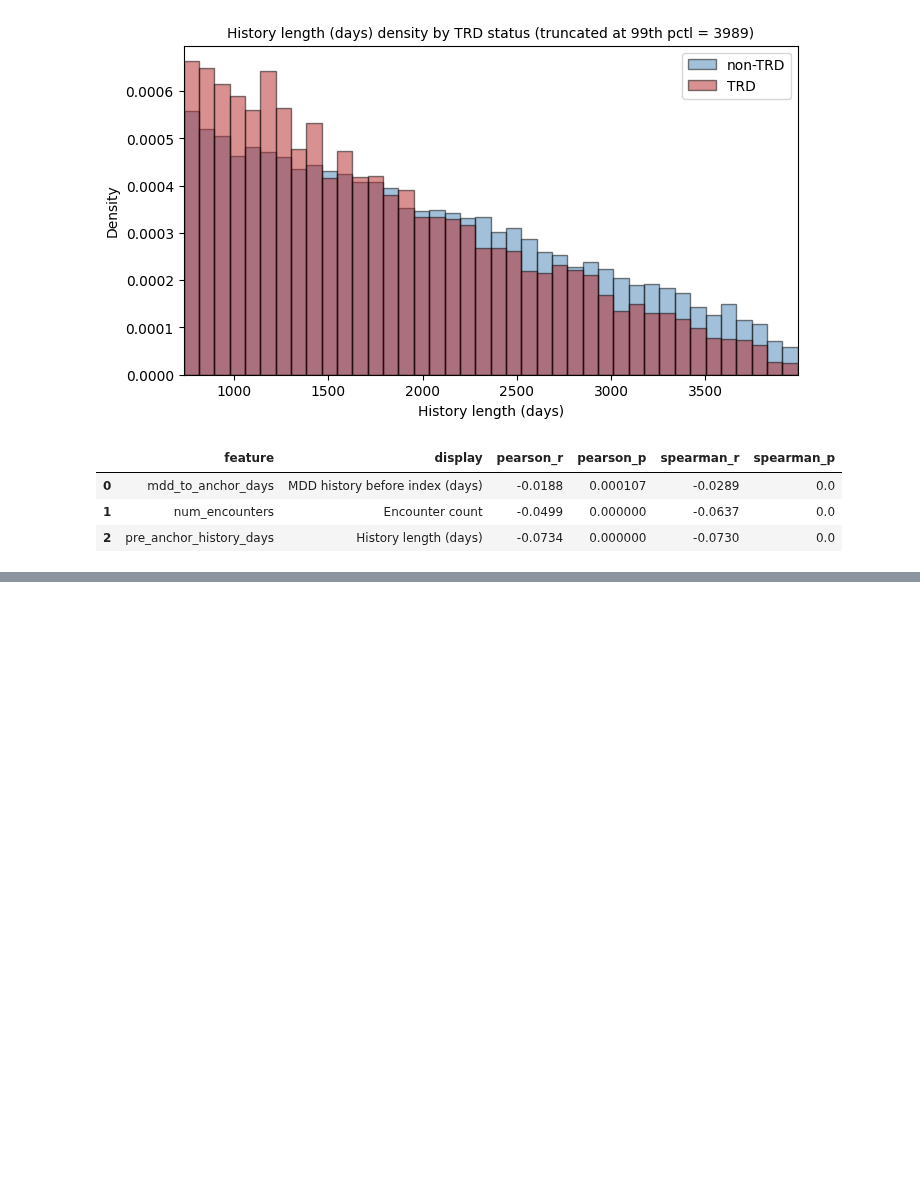
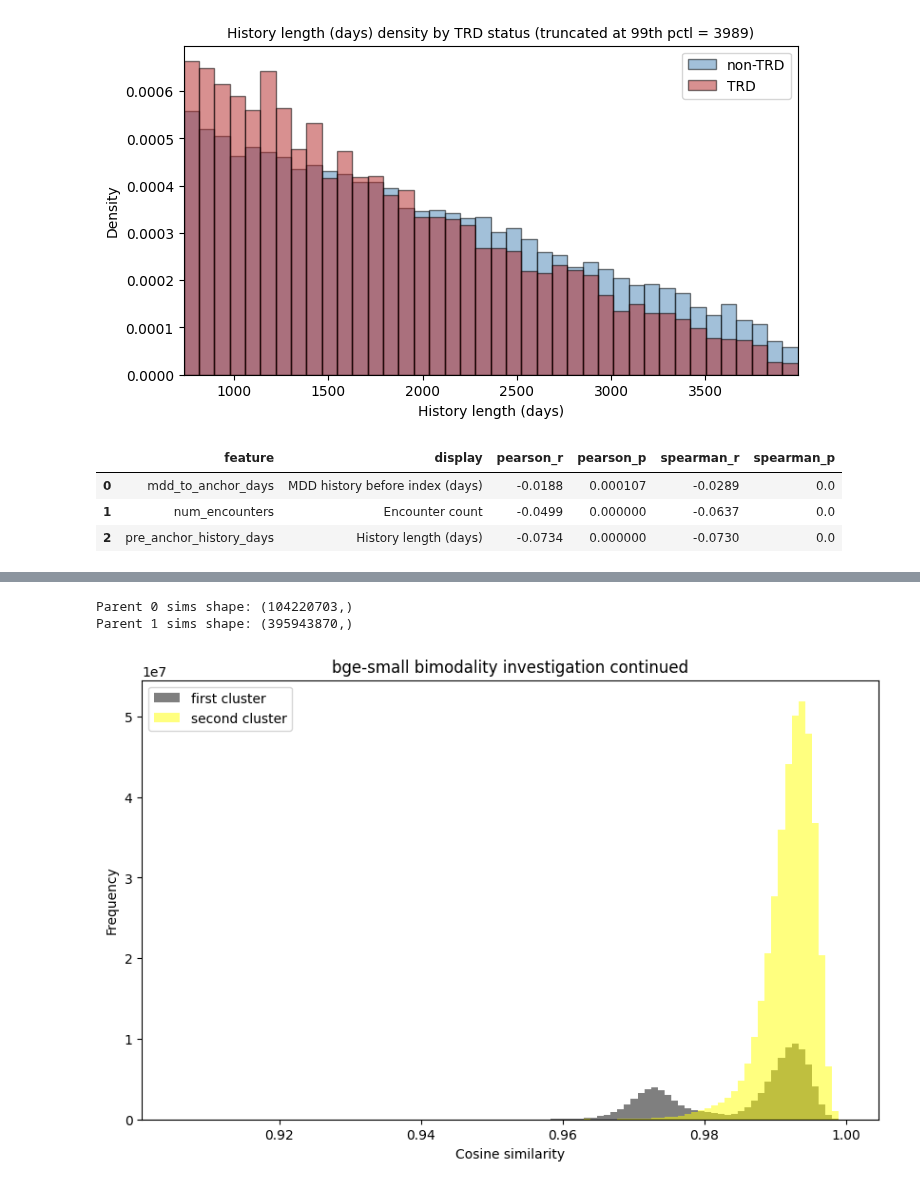
Before and after one commit to Pirate-Hunter-Zoro/Atlas, a Jupyter notebook: research/TRD-EHR/notebooks/cohort_investigation.ipynb, the cells around one changed output, grey strips where cells are left out. Saved outputs shown, nothing was run; the diff lists cells and outputs as text; code cells hidden in the pictures; blank space fills up the shorter version.

Commit message:
investigation complete

```diff
--- a/research/TRD-EHR/notebooks/cohort_investigation.ipynb
+++ b/research/TRD-EHR/notebooks/cohort_investigation.ipynb
@@ -1192,3 +1204,31 @@ Mean similarity both buzz 0.991868257522583
 Mean similarity neither buzz 0.9853115081787109
 Cross comparison: 0.010220766067504883
 [figure]
+# %%
+first_parent_labels = cluster_labels[row_indices] # Parent label of first member of each pair
+second_parent_labels = cluster_labels[col_indices]
+
+# Exclude cross-cluster pairs
+within_parent_0 = (first_parent_labels == 0) & (second_parent_labels == 0)
+within_parent_1 = (first_parent_labels == 1) & (second_parent_labels == 1)
+
+# Slice the similarities by the two masks
+parent_0_sims = pair_sims[within_parent_0]
+parent_1_sims = pair_sims[within_parent_1]
+print(f"Parent 0 sims shape: {parent_0_sims.shape}")
+print(f"Parent 1 sims shape: {parent_1_sims.shape}")
+
+fig, ax = plt.subplots(figsize=(10,6))
+range_t = (pair_sims.min(), pair_sims.max())
+bins = 100
+ax.hist(parent_0_sims, color='black', alpha=0.5, label="first cluster", range=range_t, bins=bins)
+ax.hist(parent_1_sims, color='yellow', alpha=0.5, label="second cluster", range=range_t, bins=bins)
+ax.set_xlabel("Cosine similarity")
+ax.set_ylabel("Frequency")
+ax.set_title("bge-small bimodality investigation continued")
+ax.legend()
+plt.show()
+# %% [output]
+Parent 0 sims shape: (104220703,)
+Parent 1 sims shape: (395943870,)
+[figure, added]
```
Also changed, not shown: parts of 5 cells of this notebook.
